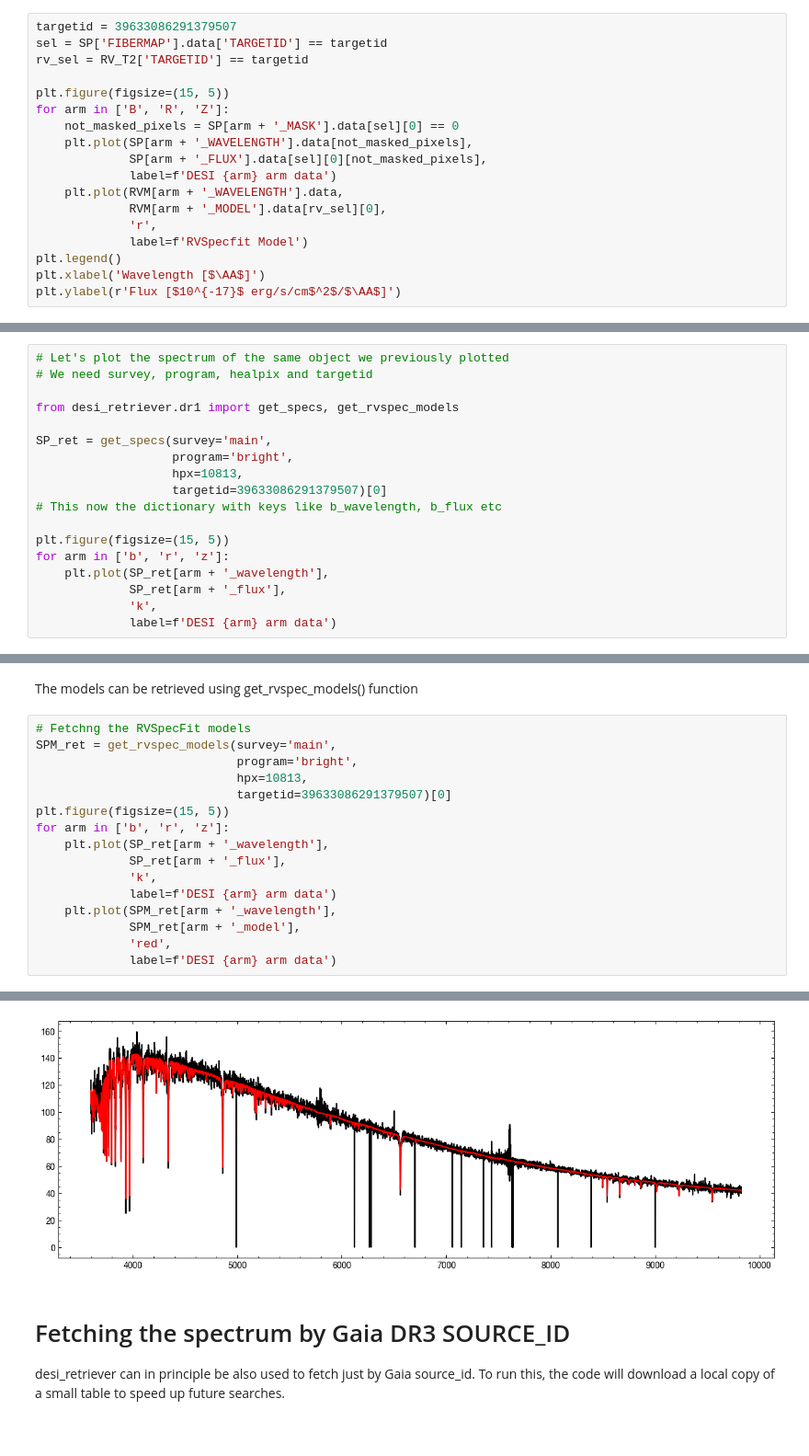
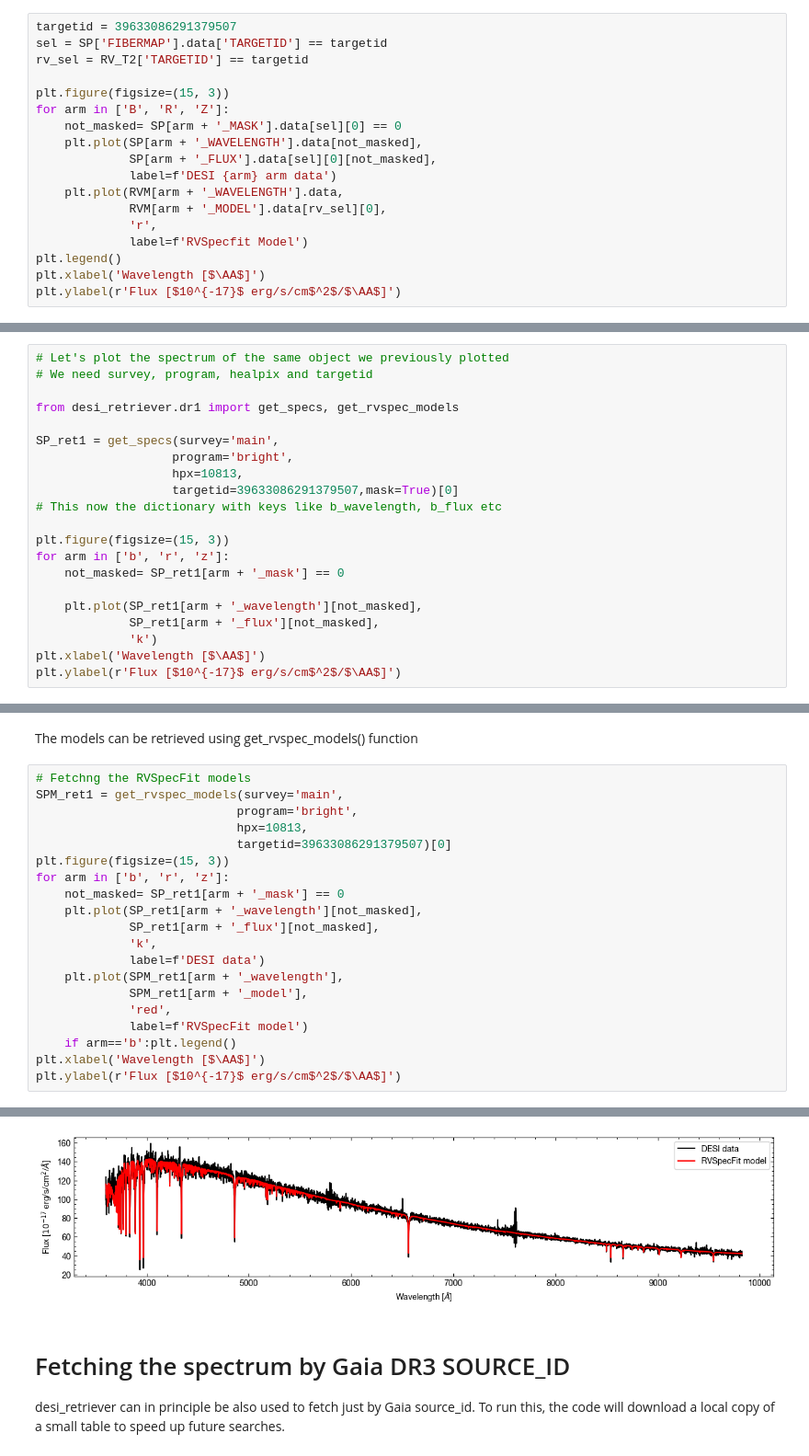
Before and after one commit to desimilkyway/dr1_tutorials, a Jupyter notebook: DR1_tutorial.ipynb, the cells around one changed output, grey strips where cells are left out. Shown at 92% size. Cells and saved outputs as stored; diff of their text form.

```diff
--- a/DR1_tutorial.ipynb
+++ b/DR1_tutorial.ipynb
@@ -589,11 +592,11 @@ targetid = 39633086291379507
 sel = SP['FIBERMAP'].data['TARGETID'] == targetid
 rv_sel = RV_T2['TARGETID'] == targetid
 
-plt.figure(figsize=(15, 5))
+plt.figure(figsize=(15, 3))
 for arm in ['B', 'R', 'Z']:
-    not_masked_pixels = SP[arm + '_MASK'].data[sel][0] == 0
-    plt.plot(SP[arm + '_WAVELENGTH'].data[not_masked_pixels],
-             SP[arm + '_FLUX'].data[sel][0][not_masked_pixels],
+    not_masked= SP[arm + '_MASK'].data[sel][0] == 0
+    plt.plot(SP[arm + '_WAVELENGTH'].data[not_masked],
+             SP[arm + '_FLUX'].data[sel][0][not_masked],
              label=f'DESI {arm} arm data')
     plt.plot(RVM[arm + '_WAVELENGTH'].data,
              RVM[arm + '_MODEL'].data[rv_sel][0],
@@ -623,17 +626,20 @@ When you run this, it will fetch the spectrum fron NERSC cluster.
 
 from desi_retriever.dr1 import get_specs, get_rvspec_models
 
-SP_ret = get_specs(survey='main',
+SP_ret1 = get_specs(survey='main',
                    program='bright',
                    hpx=10813,
-                   targetid=39633086291379507)[0]
+                   targetid=39633086291379507,mask=True)[0]
 # This now the dictionary with keys like b_wavelength, b_flux etc
 
-plt.figure(figsize=(15, 5))
+plt.figure(figsize=(15, 3))
 for arm in ['b', 'r', 'z']:
-    plt.plot(SP_ret[arm + '_wavelength'],
-             SP_ret[arm + '_flux'],
-             'k',
-             label=f'DESI {arm} arm data')
+    not_masked= SP_ret1[arm + '_mask'] == 0
+
+    plt.plot(SP_ret1[arm + '_wavelength'][not_masked],
+             SP_ret1[arm + '_flux'][not_masked],
+             'k')
+plt.xlabel('Wavelength [$\AA$]')
+plt.ylabel(r'Flux [$10^{-17}$ erg/s/cm$^2$/$\AA$]')
 # %% [output]
 https://data.desi.lbl.gov/public/dr1//spectro/redux/iron/healpix/main/bright/108/10813/coadd-main-bright-10813.fits
@@ -642,19 +649,23 @@ https://data.desi.lbl.gov/public/dr1//spectro/redux/iron/healpix/main/bright/108
 The models can be retrieved using get_rvspec_models() function
 # %%
 # Fetchng the RVSpecFit models
-SPM_ret = get_rvspec_models(survey='main',
+SPM_ret1 = get_rvspec_models(survey='main',
                             program='bright',
                             hpx=10813,
                             targetid=39633086291379507)[0]
-plt.figure(figsize=(15, 5))
+plt.figure(figsize=(15, 3))
 for arm in ['b', 'r', 'z']:
-    plt.plot(SP_ret[arm + '_wavelength'],
-             SP_ret[arm + '_flux'],
+    not_masked= SP_ret1[arm + '_mask'] == 0
+    plt.plot(SP_ret1[arm + '_wavelength'][not_masked],
+             SP_ret1[arm + '_flux'][not_masked],
              'k',
-             label=f'DESI {arm} arm data')
-    plt.plot(SPM_ret[arm + '_wavelength'],
-             SPM_ret[arm + '_model'],
+             label=f'DESI data')
+    plt.plot(SPM_ret1[arm + '_wavelength'],
+             SPM_ret1[arm + '_model'],
              'red',
-             label=f'DESI {arm} arm data')
+             label=f'RVSpecFit model')
+    if arm=='b':plt.legend()
+plt.xlabel('Wavelength [$\AA$]')
+plt.ylabel(r'Flux [$10^{-17}$ erg/s/cm$^2$/$\AA$]')
 # %% [output]
 https://data.desi.lbl.gov/public/dr1/vac/dr1/mws/iron/v1.0/rv_output/240520//healpix/main/bright/108/10813/rvmod_coadd-main-bright-10813.fits
@@ -661,4 +673,4 @@ https://data.desi.lbl.gov/public/dr1/vac/dr1/mws/iron/v1.0/rv_output/240520//hea
-[figure, old version]
+[figure, new version]
 # %% [markdown]
 # Fetching the spectrum by Gaia DR3 SOURCE_ID
 
```
Also changed, not shown: parts of 9 cells of this notebook.
